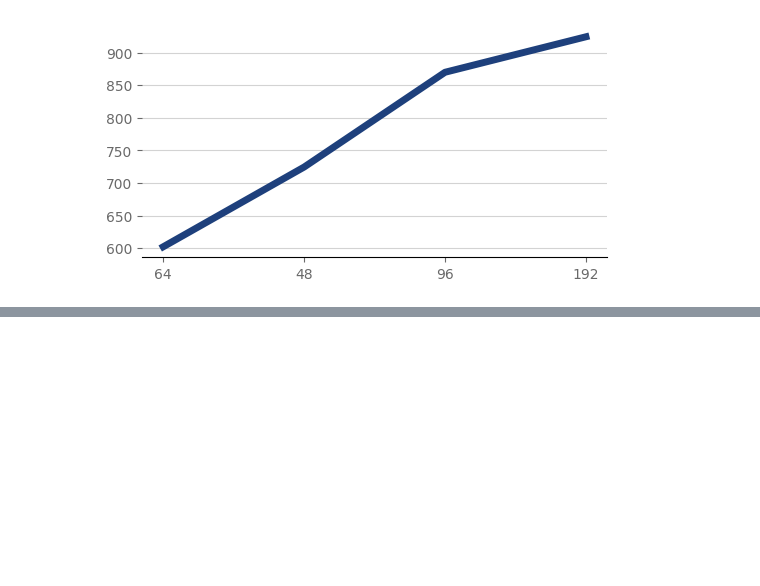
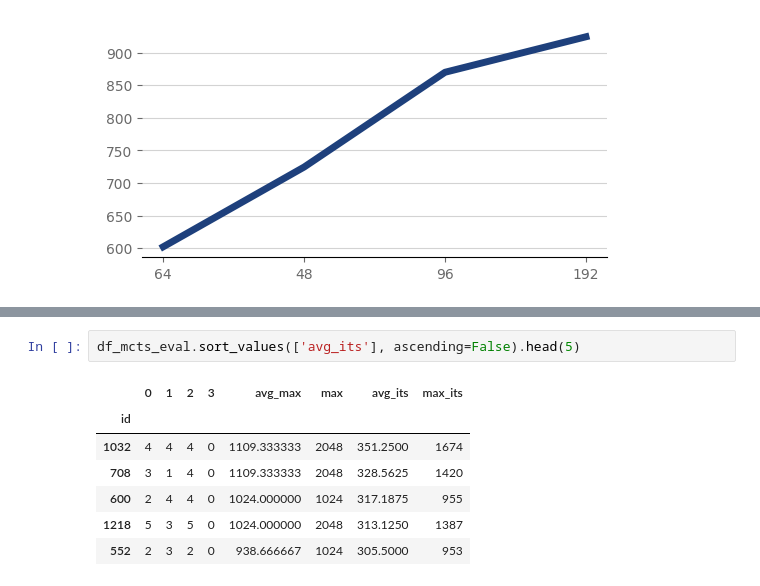
Before and after one commit to PSU-AI801-Group1-Fall-2024/2048-experiments, a Jupyter notebook: data-synthensis.ipynb, the cells around one changed output, grey strips where cells are left out. Drawn from its saved outputs; the diff is of its cells as text; blank space fills up the shorter version.

```diff
--- a/data-synthensis.ipynb
+++ b/data-synthensis.ipynb
@@ -481,0 +530,10 @@ line_plot(x, y)
+# %%
+df_mcts_eval.sort_values(['avg_its'], ascending=False).head(5)
+# %% [output]
+|  | 0 | 1 | 2 | 3 | avg_max | max | avg_its | max_its |
+| id |  |  |  |  |  |  |  |  |
+| 1032 | 4 | 4 | 4 | 0 | 1109.333333 | 2048 | 351.2500 | 1674 |
+| 708 | 3 | 1 | 4 | 0 | 1109.333333 | 2048 | 328.5625 | 1420 |
+| 600 | 2 | 4 | 4 | 0 | 1024.000000 | 1024 | 317.1875 | 955 |
+| 1218 | 5 | 3 | 5 | 0 | 1024.000000 | 2048 | 313.1250 | 1387 |
+| 552 | 2 | 3 | 2 | 0 | 938.666667 | 1024 | 305.5000 | 953 |
```
Also changed, not shown: parts of 7 cells of this notebook.
